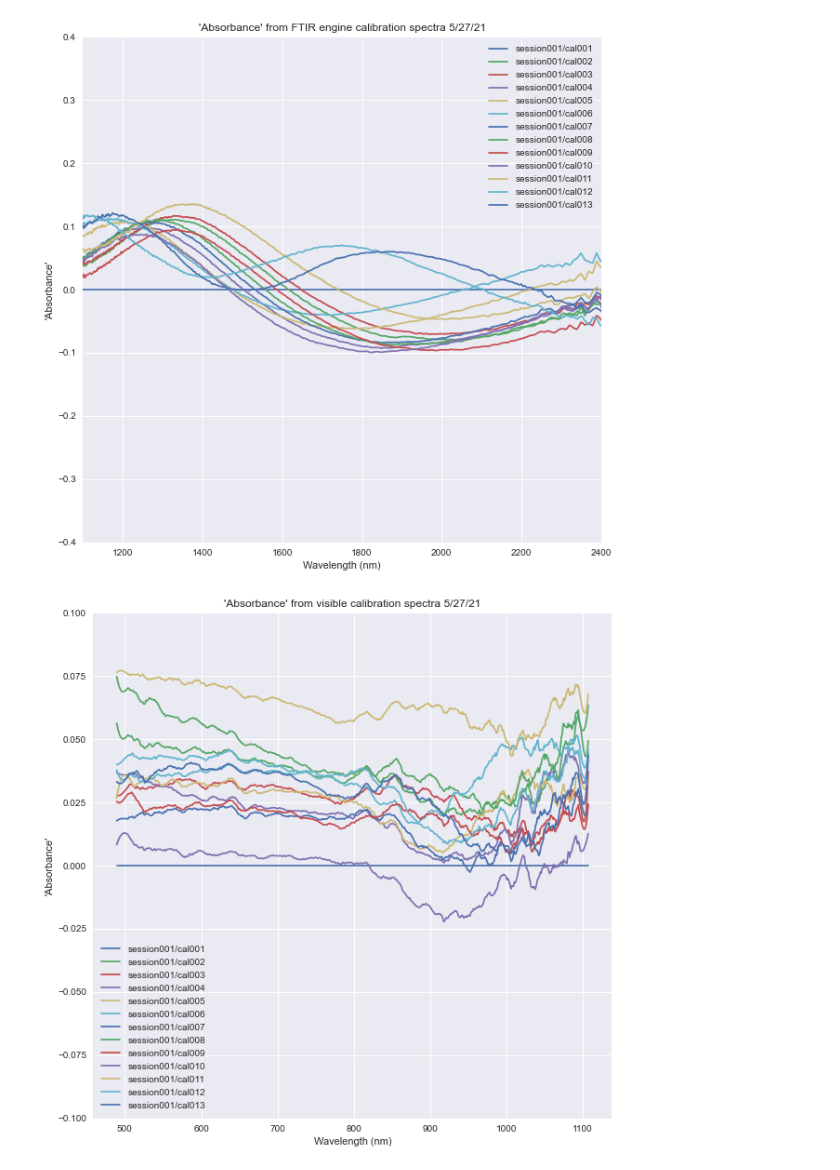
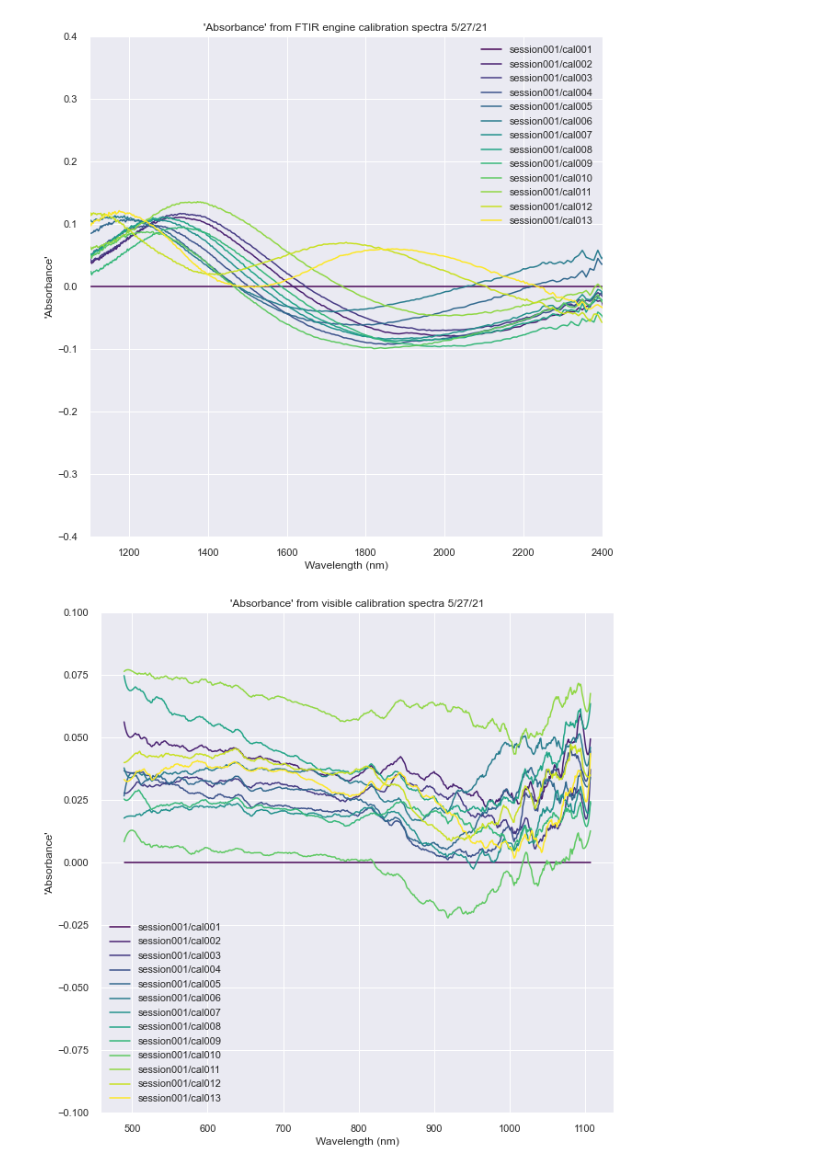
Before and after one commit to barrett3210/blah_stuff, a Jupyter notebook: Calibrations_210527.ipynb, the cells around one changed output. Cells and saved outputs as stored; diff of their text form; code cells hidden in the pictures.

Commit message:
BNP May 21 and calibrations update

```diff
--- a/Calibrations_210527.ipynb
+++ b/Calibrations_210527.ipynb
@@ -114,20 +86,0 @@ plt.close()
-# %%
-path_name = "/Users/linda/OneDrive/Documents/S4_mine_p/Projects/Data_collected/"
-file_name = '210527_BNP/BNP_210527.h5'
-file = path_name + file_name
-calibrations = ['session001/cal001', 'session001/cal002', 'session001/cal003', 'session001/cal004', 'session001/cal005',
-               'session001/cal006', 'session001/cal007', 'session001/cal008', 'session001/cal009', 'session001/cal010',
-                'session001/cal011', 'session001/cal012', 'session001/cal013']
-cal_curves = []
-waves = get_visible_wavelength_vector(file, calibrations[0])
-for calibration_path in calibrations:
-    cal_curve = get_visible_white_calibration_curve(file, calibration_path)
-    cal_curves.append(cal_curve)
-
-fig, ax = plt.subplots()
-ax.set_title("Visible spectrometer calibration curves:  BNP 5/27/21")
-for i in range(len(cal_curves)):
-    ax.plot(waves, cal_curves[i], label=i)
-ax.legend()
-plt.show()
-plt.close()
@@ -192,18 +142,22 @@ path_name = "/Users/linda/OneDrive/Documents/S4_mine_p/Projects/Data_collected/"
 date = '5/27/21'
 one_date_df = vis_cals_df.loc[vis_cals_df['date'] == date].copy()
 
+
 fig, ax = plt.subplots(figsize=(10,10))
 ax.set_title("FTIR engine calibration spectra 5/27/21")
 ax.set_ylabel("Raw counts")
 ax.set_xlabel("Wavelength (nm)")
+max_val = one_date_df.index.values.max()
+min_val = one_date_df.index.values.min()
 for index in one_date_df.index.values:
     file_name = one_date_df['file_name'][index]
     file = path_name + file_name
     cal_path = one_date_df['session'][index] + "/" + one_date_df['calibration'][index]
+    color = plt.cm.viridis((index - min_val)/(max_val - min_val))
     try:
         ftir_waves = get_ftir_wavelength_vector(file, cal_path)
         ftir_cal_spectrum = get_ftir_white_calibration_curve(file, cal_path)
-        ax.plot(ftir_waves, ftir_cal_spectrum, label=cal_path)
+        ax.plot(ftir_waves, ftir_cal_spectrum, color=color, label=cal_path)
     except:
         print(file, cal_path)
 ax.legend()
@@ -220,14 +174,18 @@ fig, ax = plt.subplots(figsize=(10,10))
 ax.set_title("Visible spectrometer calibration spectra 5/27/21")
 ax.set_ylabel("Raw counts")
 ax.set_xlabel("Wavelength (nm)")
+
+max_val = one_date_df.index.values.max()
+min_val = one_date_df.index.values.min()
 for index in one_date_df.index.values:
     file_name = one_date_df['file_name'][index]
     file = path_name + file_name
     cal_path = one_date_df['session'][index] + "/" + one_date_df['calibration'][index]
+    color = plt.cm.viridis((index - min_val)/(max_val - min_val))
     try:
         ftir_waves = get_visible_wavelength_vector(file, cal_path)
         ftir_cal_spectrum = get_visible_white_calibration_curve(file, cal_path)
-        ax.plot(ftir_waves, ftir_cal_spectrum, label=cal_path)
+        ax.plot(ftir_waves, ftir_cal_spectrum, color=color, label=cal_path)
     except:
         print(file, cal_path)
 ax.legend()
@@ -244,6 +202,9 @@ file = path_name + file_name
 reference_spectrum_path = 'session001/cal001'
 reference_spectrum = get_ftir_white_calibration_curve(file, reference_spectrum_path)
 dark_spectrum = get_ftir_dark_calibration_curve(file, reference_spectrum_path)
+
+max_val = one_date_df.index.values.max()
+min_val = one_date_df.index.values.min()
 
 fig, ax = plt.subplots(figsize=(10,10))
 ax.set_title("'Absorbance' from FTIR engine calibration spectra 5/27/21")
@@ -255,50 +216,55 @@ for index in one_date_df.index.values:
     file_name = one_date_df['file_name'][index]
     file = path_name + file_name
     cal_path = one_date_df['session'][index] + "/" + one_date_df['calibration'][index]
+    color = plt.cm.viridis((index - min_val)/(max_val - min_val))
     try:
         ftir_waves = get_ftir_wavelength_vector(file, cal_path)
         ftir_cal_spectrum = get_ftir_white_calibration_curve(file, cal_path)
         cal_absorbance = calculate_absorbance_from_raw(ftir_cal_spectrum, reference_spectrum, dark_spectrum)
-        ax.plot(ftir_waves, cal_absorbance, label=cal_path)
+        ax.plot(ftir_waves, cal_absorbance, color=color, label=cal_path)
     except:
         print(file, cal_path)
 ax.legend()
 plt.show()
 plt.close()
 # %% [output]
-[figure, old version]
+[figure, new version]
 # %%
 path_name = "/Users/linda/OneDrive/Documents/S4_mine_p/Projects/Data_collected/"
 date = '5/27/21'
 one_date_df = vis_cals_df.loc[vis_cals_df['date'] == date].copy()
 file_name = one_date_df.iat[0, 0]
 file = path_name + file_name
 reference_spectrum_path = 'session001/cal001'
 reference_spectrum = get_visible_white_calibration_curve(file, reference_spectrum_path)
 dark_spectrum = get_visible_dark_calibration_curve(file, reference_spectrum_path)
+
+max_val = one_date_df.index.values.max()
+min_val = one_date_df.index.values.min()
 
 fig, ax = plt.subplots(figsize=(10,10))
 ax.set_title("'Absorbance' from visible calibration spectra 5/27/21")
 ax.set_ylim(-0.1, 0.1)
 # ax.set_xlim(1100, 2400)
 ax.set_ylabel("'Absorbance'")
 ax.set_xlabel("Wavelength (nm)")
 for index in one_date_df.index.values:
     file_name = one_date_df['file_name'][index]
     file = path_name + file_name
     cal_path = one_date_df['session'][index] + "/" + one_date_df['calibration'][index]
+    color = plt.cm.viridis((index - min_val)/(max_val - min_val))
     try:
         ftir_waves = get_visible_wavelength_vector(file, cal_path)
         ftir_cal_spectrum = get_visible_white_calibration_curve(file, cal_path)
         cal_absorbance = calculate_absorbance_from_raw(ftir_cal_spectrum, reference_spectrum, dark_spectrum)
-        ax.plot(ftir_waves, savgol_filter(cal_absorbance, 21, 3), label=cal_path)
+        ax.plot(ftir_waves, savgol_filter(cal_absorbance, 21, 3), color=color, label=cal_path)
     except:
         print(file, cal_path)
 ax.legend()
 plt.show()
 plt.close()
 # %% [output]
-[figure, old version]
+[figure, new version]
 # %%
 df = pd.read_csv('data/All_green_files210527.csv')
 vis_cals = []
```
Also changed, not shown: parts of 15 cells of this notebook, 1 other file.
